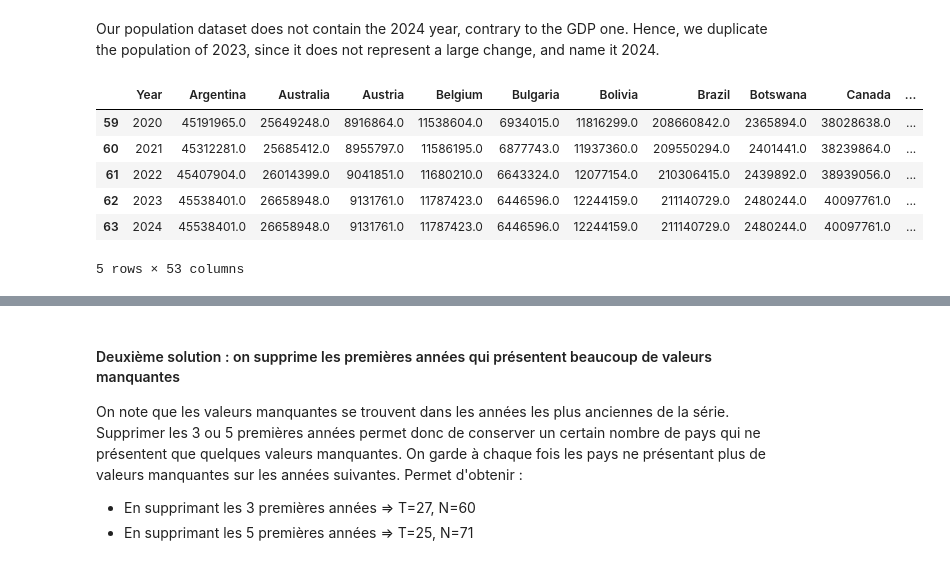
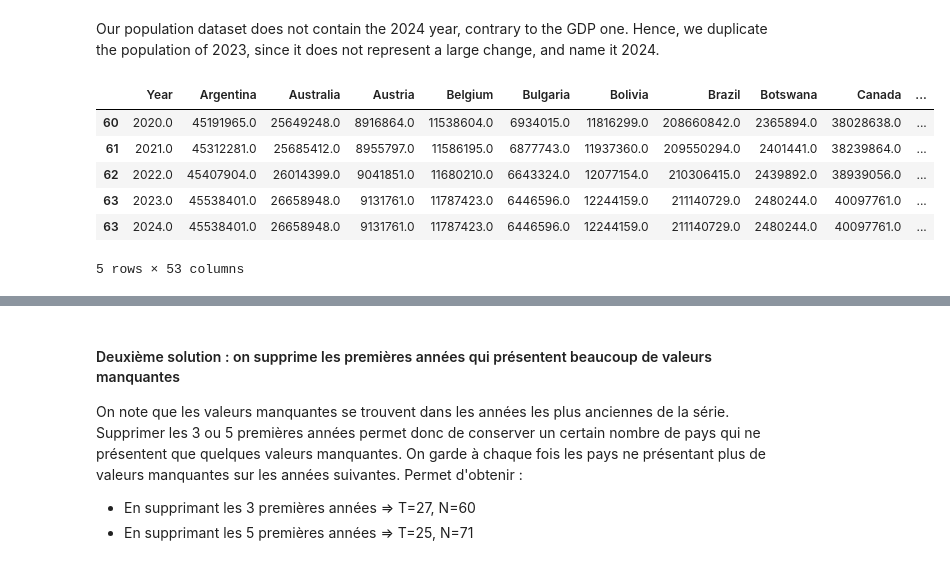
Before and after one commit to AminaManseur29/Bayesian_statistics_project, a Jupyter notebook: Data preprocessing/Preprocessing.ipynb, the cells around one changed output, grey strips where cells are left out. Saved outputs shown, nothing was run; the diff lists cells and outputs as text; code cells hidden in the pictures.

```diff
--- a/Data preprocessing/Preprocessing.ipynb
+++ b/Data preprocessing/Preprocessing.ipynb
@@ -146,13 +146,14 @@ dates_column = GDP_yearly.iloc[:, 0]
 GDP_yearly_30 = pd.concat([dates_column, GDP_yearly[cols_with_no_missing.index]], axis=1)
 
 # Mettre la première colonne (les dates) en indice
-GDP_yearly_30.reset_index(drop=True, inplace=True)
+#GDP_yearly_30 = GDP_yearly_30.set_index('Year')
 GDP_yearly_30.rename(columns={dates_column.name: "Year"},inplace=True)
 
 cols_ok = missing_pop[missing_pop ==0]
 dates_col = pop_yearly.iloc[:,0]
 pop_yearly = pd.concat([dates_col,pop_yearly[cols_ok.index]],axis=1)
-pop_yearly.reset_index(drop=True, inplace=True)
+pop_yearly.loc[:, 'Year'] = pop_yearly['Year'].astype(float)
+#pop_yearly = pop_yearly.set_index('Year')
 pop_yearly.rename(columns={dates_col.name: "Year"}, inplace=True)
 
 pop_yearly
@@ -191,18 +229,17 @@ Columns in GDP not in pop set()
 Our population dataset does not contain the 2024 year, contrary to the GDP one. Hence, we duplicate the population of 2023, since it does not represent a large change, and name it 2024.
 # %%
 last_row = pop_yearly.tail(1).copy()
-last_row.loc[:, 'Year'] = 2024  # Use .loc to modify the value explicitly
-
+last_row['Year'] = [2024.0]
 # Ajouter cette ligne modifiée à la fin de pop_yearly
-pop_yearly = pd.concat([pop_yearly, last_row], ignore_index=True)
-
+pop_yearly = pd.concat([pop_yearly, last_row], ignore_index=False)
+#print("index",pop_yearly.index)
 # Afficher les 5 dernières lignes pour vérifier
 pop_yearly.tail(5)
 # %% [output]
 |  | Year | Argentina | Australia | Austria | Belgium | Bulgaria | Bolivia | Brazil | Botswana | Canada | ... |
-| 59 | 2020 | 45191965.0 | 25649248.0 | 8916864.0 | 11538604.0 | 6934015.0 | 11816299.0 | 208660842.0 | 2365894.0 | 38028638.0 | ... |
-| 60 | 2021 | 45312281.0 | 25685412.0 | 8955797.0 | 11586195.0 | 6877743.0 | 11937360.0 | 209550294.0 | 2401441.0 | 38239864.0 | ... |
-| 61 | 2022 | 45407904.0 | 26014399.0 | 9041851.0 | 11680210.0 | 6643324.0 | 12077154.0 | 210306415.0 | 2439892.0 | 38939056.0 | ... |
-| 62 | 2023 | 45538401.0 | 26658948.0 | 9131761.0 | 11787423.0 | 6446596.0 | 12244159.0 | 211140729.0 | 2480244.0 | 40097761.0 | ... |
-| 63 | 2024 | 45538401.0 | 26658948.0 | 9131761.0 | 11787423.0 | 6446596.0 | 12244159.0 | 211140729.0 | 2480244.0 | 40097761.0 | ... |
+| 60 | 2020.0 | 45191965.0 | 25649248.0 | 8916864.0 | 11538604.0 | 6934015.0 | 11816299.0 | 208660842.0 | 2365894.0 | 38028638.0 | ... |
+| 61 | 2021.0 | 45312281.0 | 25685412.0 | 8955797.0 | 11586195.0 | 6877743.0 | 11937360.0 | 209550294.0 | 2401441.0 | 38239864.0 | ... |
+| 62 | 2022.0 | 45407904.0 | 26014399.0 | 9041851.0 | 11680210.0 | 6643324.0 | 12077154.0 | 210306415.0 | 2439892.0 | 38939056.0 | ... |
+| 63 | 2023.0 | 45538401.0 | 26658948.0 | 9131761.0 | 11787423.0 | 6446596.0 | 12244159.0 | 211140729.0 | 2480244.0 | 40097761.0 | ... |
+| 63 | 2024.0 | 45538401.0 | 26658948.0 | 9131761.0 | 11787423.0 | 6446596.0 | 12244159.0 | 211140729.0 | 2480244.0 | 40097761.0 | ... |
 5 rows × 53 columns
```
Also changed, not shown: parts of 20 cells of this notebook, 7 other files.
